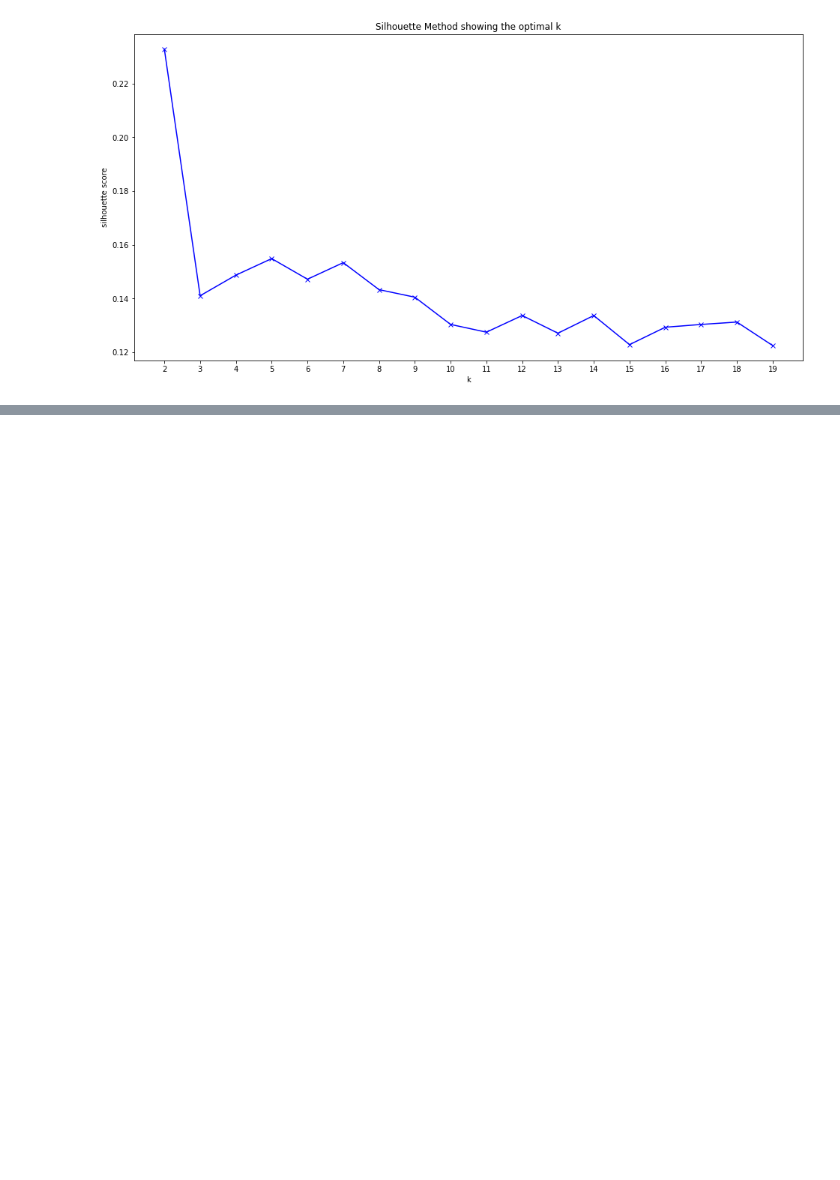
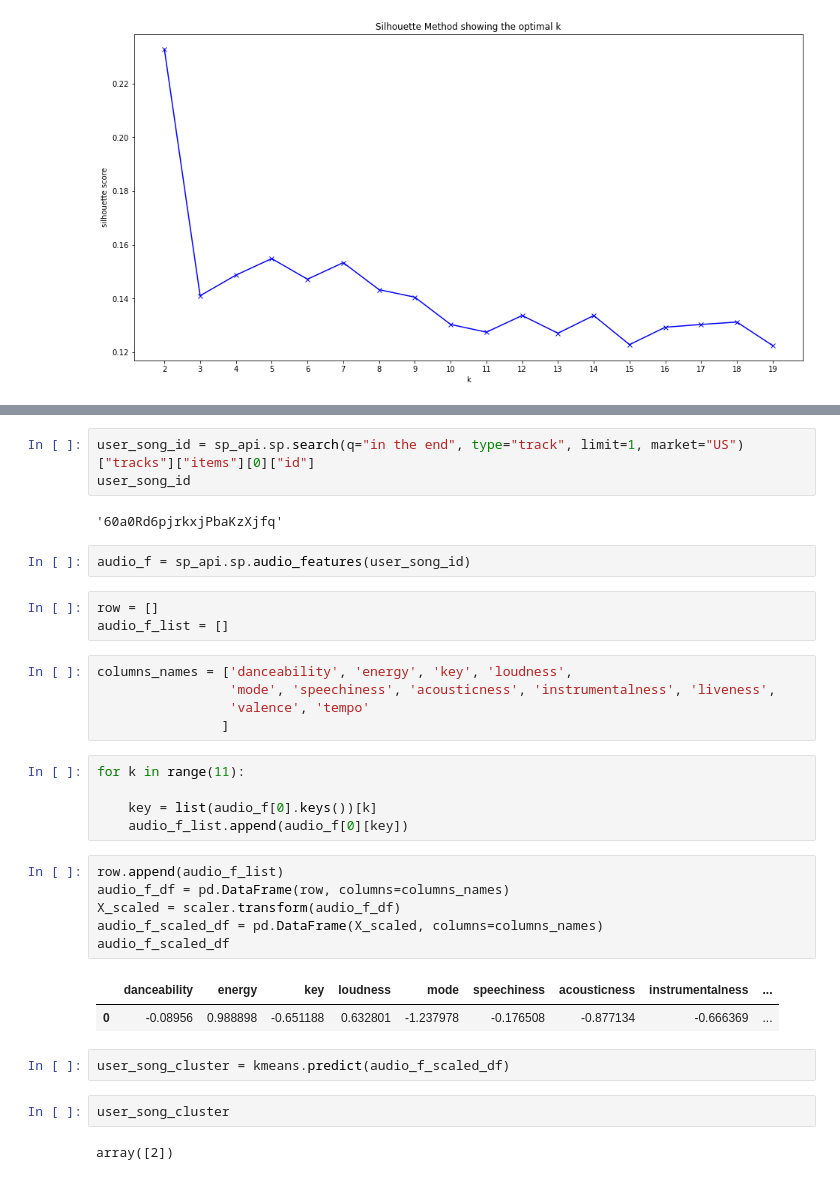
Before and after one commit to NHer0/Song_Recommender_Project, a Jupyter notebook: kmeans_model_nb.ipynb, the cells around one changed output, grey strips where cells are left out. Drawn from its saved outputs; the diff is of its cells as text; blank space fills up the shorter version.

```diff
--- a/kmeans_model_nb.ipynb
+++ b/kmeans_model_nb.ipynb
@@ -214,0 +204,35 @@ songs_db
+# %%
+user_song_id = sp_api.sp.search(q="in the end", type="track", limit=1, market="US")["tracks"]["items"][0]["id"]
+user_song_id
+# %% [output]
+'60a0Rd6pjrkxjPbaKzXjfq'
+# %%
+audio_f = sp_api.sp.audio_features(user_song_id)
+# %%
+row = []
+audio_f_list = []
+# %%
+columns_names = ['danceability', 'energy', 'key', 'loudness',
+                 'mode', 'speechiness', 'acousticness', 'instrumentalness', 'liveness',
+                 'valence', 'tempo'
+                ]
+# %%
+for k in range(11):
+
+    key = list(audio_f[0].keys())[k]
+    audio_f_list.append(audio_f[0][key])
+# %%
+row.append(audio_f_list)
+audio_f_df = pd.DataFrame(row, columns=columns_names)
+X_scaled = scaler.transform(audio_f_df)
+audio_f_scaled_df = pd.DataFrame(X_scaled, columns=columns_names)
+audio_f_scaled_df
+# %% [output]
+|  | danceability | energy | key | loudness | mode | speechiness | acousticness | instrumentalness | ... |
+| 0 | -0.08956 | 0.988898 | -0.651188 | 0.632801 | -1.237978 | -0.176508 | -0.877134 | -0.666369 | ... |
+# %%
+user_song_cluster = kmeans.predict(audio_f_scaled_df)
+# %%
+user_song_cluster
+# %% [output]
+array([2])
```
Also changed, not shown: parts of 6 cells of this notebook.
